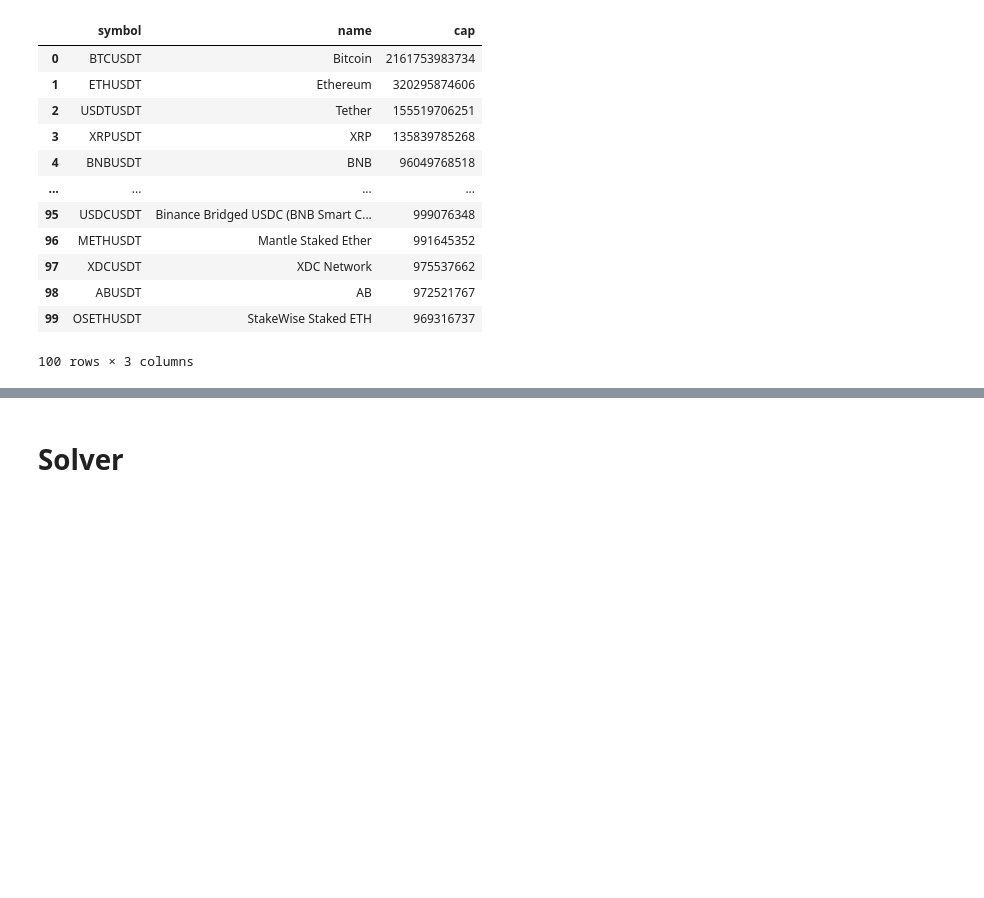
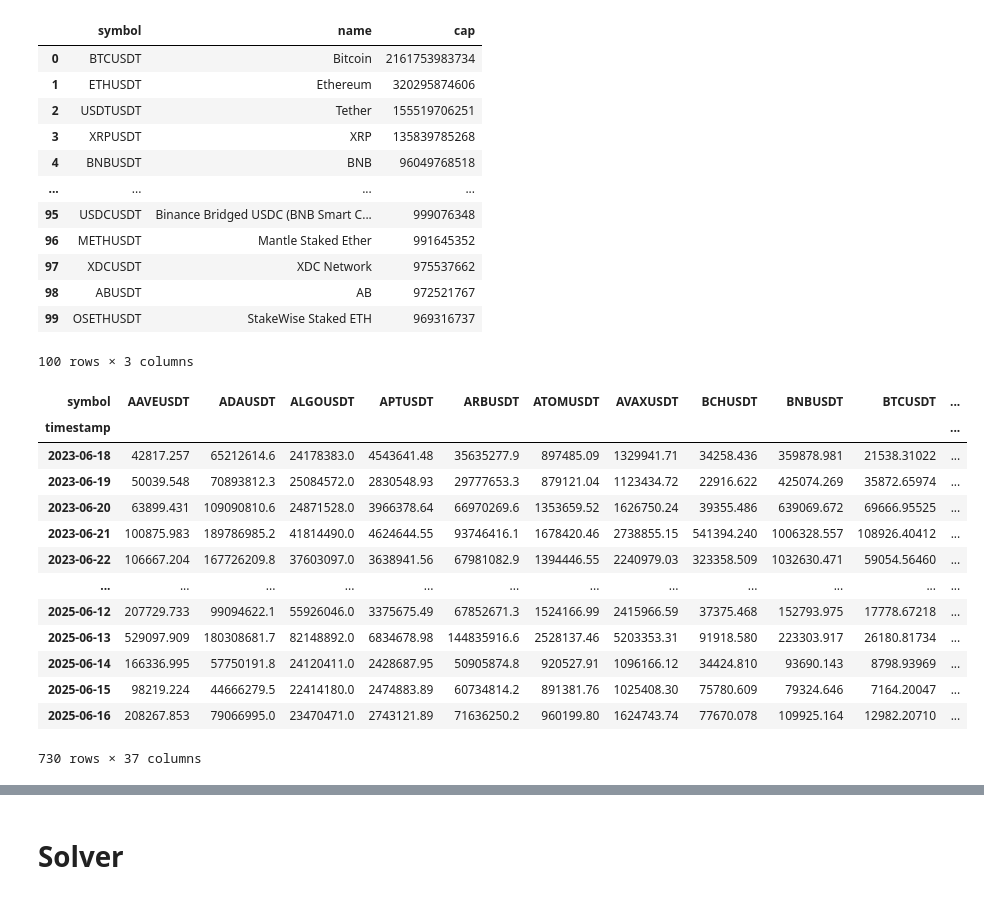
Before and after one commit to Familenko/bit_research, a Jupyter notebook: analyze_practice.ipynb, the cells around one changed output, grey strips where cells are left out. Drawn from its saved outputs; the diff is of its cells as text; code cells hidden in the pictures; blank space fills up the shorter version.

```diff
--- a/analyze_practice.ipynb
+++ b/analyze_practice.ipynb
@@ -31,0 +23,22 @@ df = rer.dropna(axis=1, how='any')
+# %%
+df = pd.read_csv('data.csv')
+df_vol = df[['timestamp', 'symbol', 'volume']].copy()
+
+df_vol = df_vol.pivot(index='timestamp', columns='symbol', values='volume')
+df_vol = df_vol.dropna(axis=1, how='any')
+df_vol
+# %% [output]
+| symbol | AAVEUSDT | ADAUSDT | ALGOUSDT | APTUSDT | ARBUSDT | ATOMUSDT | AVAXUSDT | BCHUSDT | BNBUSDT | BTCUSDT | ... |
+| timestamp |  |  |  |  |  |  |  |  |  |  | ... |
+| 2023-06-18 | 42817.257 | 65212614.6 | 24178383.0 | 4543641.48 | 35635277.9 | 897485.09 | 1329941.71 | 34258.436 | 359878.981 | 21538.31022 | ... |
+| 2023-06-19 | 50039.548 | 70893812.3 | 25084572.0 | 2830548.93 | 29777653.3 | 879121.04 | 1123434.72 | 22916.622 | 425074.269 | 35872.65974 | ... |
+| 2023-06-20 | 63899.431 | 109090810.6 | 24871528.0 | 3966378.64 | 66970269.6 | 1353659.52 | 1626750.24 | 39355.486 | 639069.672 | 69666.95525 | ... |
+| 2023-06-21 | 100875.983 | 189786985.2 | 41814490.0 | 4624644.55 | 93746416.1 | 1678420.46 | 2738855.15 | 541394.240 | 1006328.557 | 108926.40412 | ... |
+| 2023-06-22 | 106667.204 | 167726209.8 | 37603097.0 | 3638941.56 | 67981082.9 | 1394446.55 | 2240979.03 | 323358.509 | 1032630.471 | 59054.56460 | ... |
+| ... | ... | ... | ... | ... | ... | ... | ... | ... | ... | ... | ... |
+| 2025-06-12 | 207729.733 | 99094622.1 | 55926046.0 | 3375675.49 | 67852671.3 | 1524166.99 | 2415966.59 | 37375.468 | 152793.975 | 17778.67218 | ... |
+| 2025-06-13 | 529097.909 | 180308681.7 | 82148892.0 | 6834678.98 | 144835916.6 | 2528137.46 | 5203353.31 | 91918.580 | 223303.917 | 26180.81734 | ... |
+| 2025-06-14 | 166336.995 | 57750191.8 | 24120411.0 | 2428687.95 | 50905874.8 | 920527.91 | 1096166.12 | 34424.810 | 93690.143 | 8798.93969 | ... |
+| 2025-06-15 | 98219.224 | 44666279.5 | 22414180.0 | 2474883.89 | 60734814.2 | 891381.76 | 1025408.30 | 75780.609 | 79324.646 | 7164.20047 | ... |
+| 2025-06-16 | 208267.853 | 79066995.0 | 23470471.0 | 2743121.89 | 71636250.2 | 960199.80 | 1624743.74 | 77670.078 | 109925.164 | 12982.20710 | ... |
+730 rows × 37 columns
```
Also changed, not shown: parts of 11 cells of this notebook, 1 other file.
